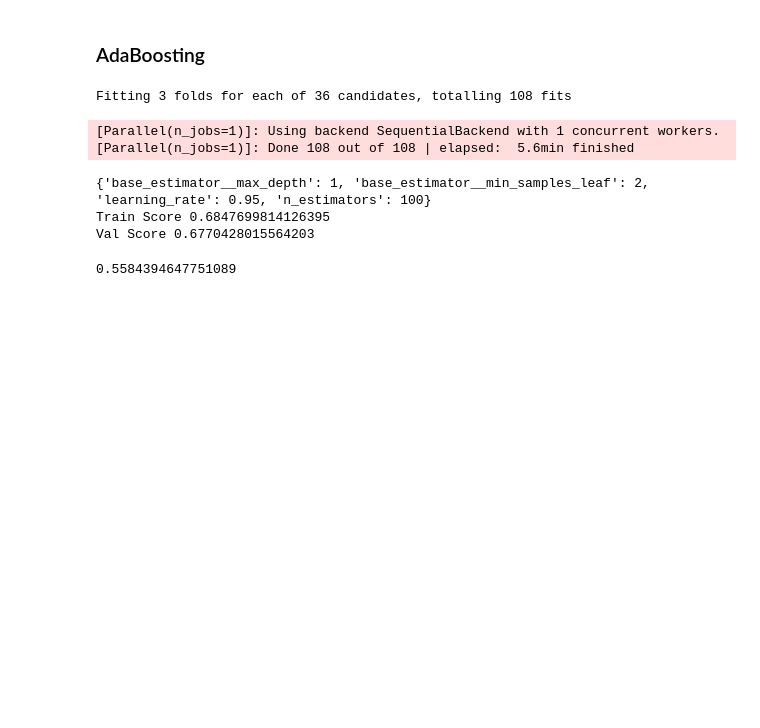
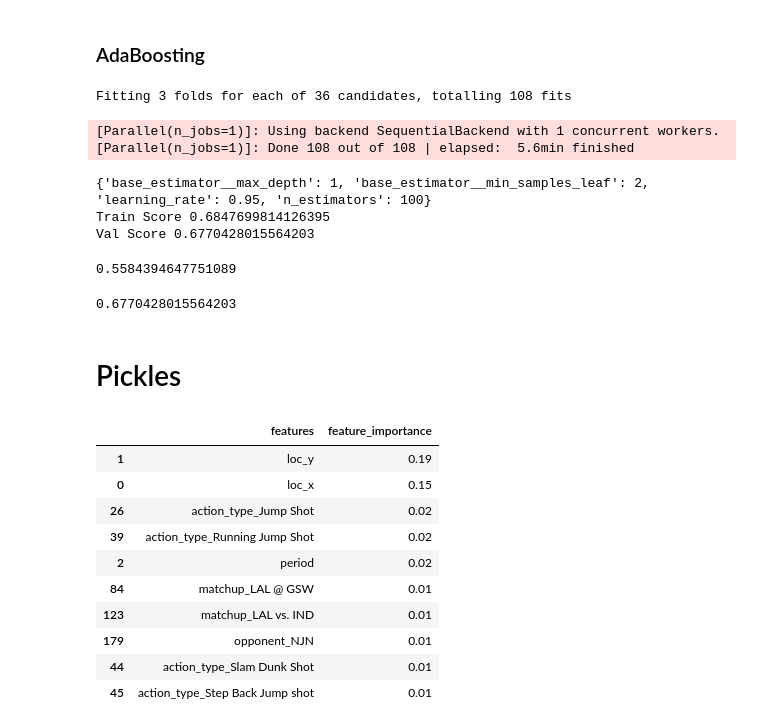
Before and after one commit to laternader/RIP24and2, a Jupyter notebook: for-kobe.ipynb, the cells around one changed output. Cells and saved outputs as stored; diff of their text form; code cells hidden in the pictures; blank space fills up the shorter version.

```diff
--- a/for-kobe.ipynb
+++ b/for-kobe.ipynb
@@ -693,7 +700,7 @@ ada_params = {
     'base_estimator__min_samples_leaf':[1,2]
 }
 
-gs3 = GridSearchCV(ada, param_grid=ada_params, cv=3, verbose=1)
+gs3 = GridSearchCV(ada, param_grid=ada_params, cv=3, n_jobs=4, verbose=1)
 gs3.fit(X_train, y_train)
 
 # Scores
@@ -712,4 +719,8 @@ val_preds3 = gs3.predict(X_val)
 f1_score(y_val, val_preds3)
 # %% [output]
 0.5584394647751089
+# %%
+accuracy_score(y_val, val_preds3)
+# %% [output]
+0.6770428015564203
 # %%
@@ -719,3 +730,5 @@ test['shot_made_flag'] = test_preds3
 # %%
 sub = test[['shot_id','shot_made_flag']]
 sub.to_csv('submissions/sub5.csv',index=False)
+# %% [markdown]
+# Pickles
@@ -721,0 +737,16 @@ sub.to_csv('submissions/sub5.csv',index=False)
+# %%
+best_features_ada = pd.DataFrame([train1.columns, gs3.best_estimator_.feature_importances_]).T
+best_features_ada.rename(columns={0:'features',1:'feature_importance'}, inplace=True)
+best_features_ada.sort_values('feature_importance', ascending=False).head(10)
+# %% [output]
+|  | features | feature_importance |
+| 1 | loc_y | 0.19 |
+| 0 | loc_x | 0.15 |
+| 26 | action_type_Jump Shot | 0.02 |
+| 39 | action_type_Running Jump Shot | 0.02 |
+| 2 | period | 0.02 |
+| 84 | matchup_LAL @ GSW | 0.01 |
+| 123 | matchup_LAL vs. IND | 0.01 |
+| 179 | opponent_NJN | 0.01 |
+| 44 | action_type_Slam Dunk Shot | 0.01 |
+| 45 | action_type_Step Back Jump shot | 0.01 |
```
Also changed, not shown: parts of 5 cells of this notebook, 2 other files.
